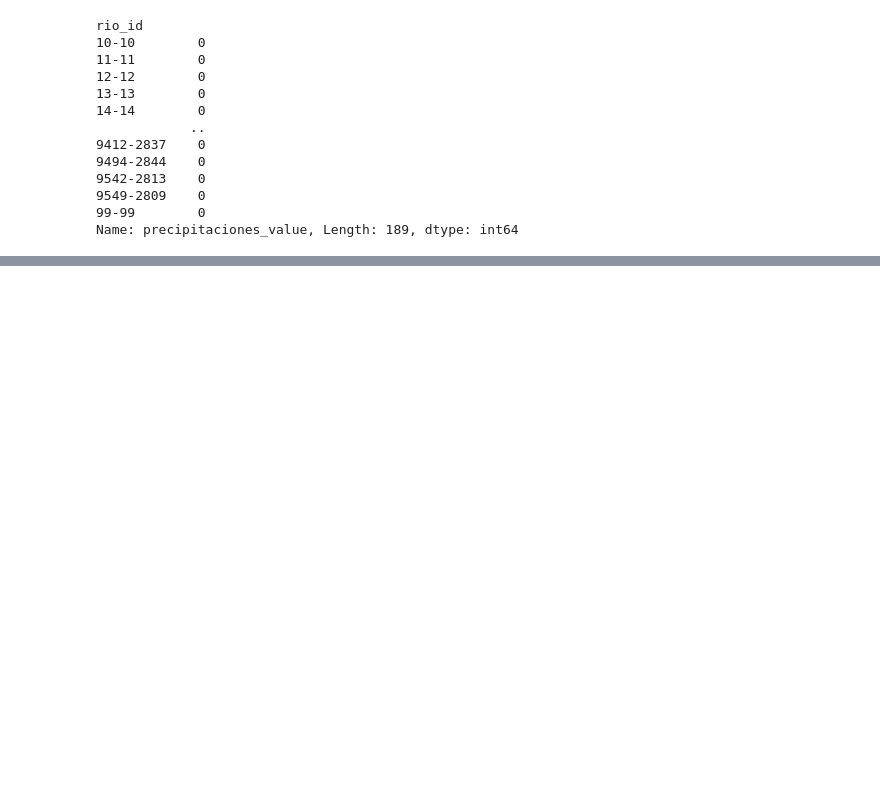
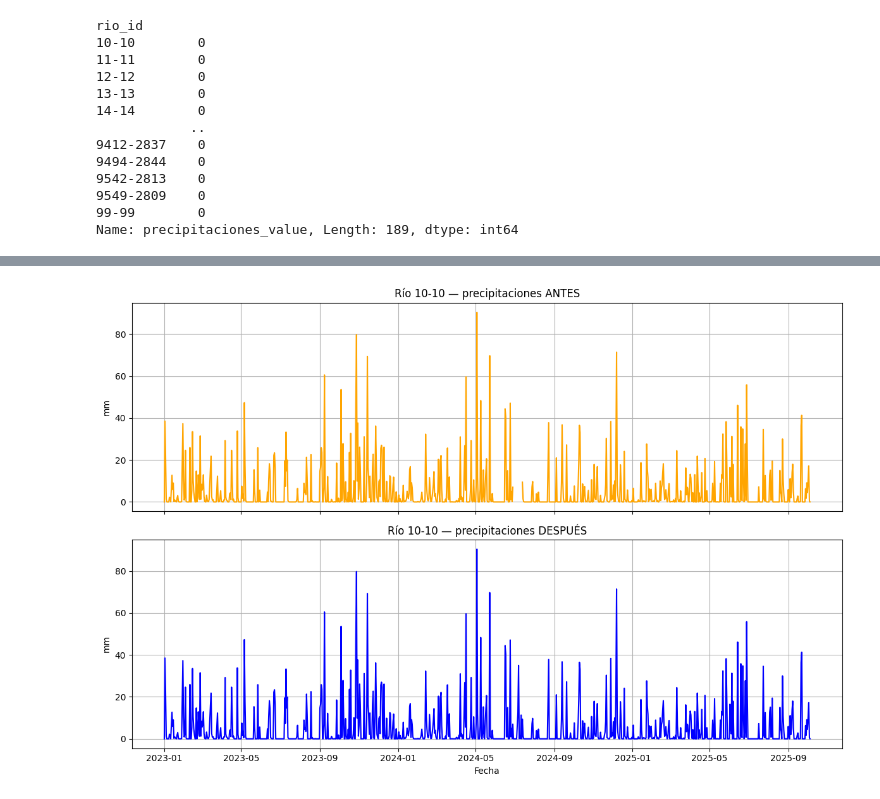
Before and after one commit to NicoBatti/sirena_batti_pruebas, a Jupyter notebook: precipitaciones_sum.ipynb, the cells around one changed output, grey strips where cells are left out. Cells and saved outputs as stored; diff of their text form; code cells hidden in the pictures; blank space fills up the shorter version.

```diff
--- a/precipitaciones_sum.ipynb
+++ b/precipitaciones_sum.ipynb
@@ -178,0 +239,19 @@ df
+# %%
+fig, axes = plt.subplots(2, 1, figsize=(12,8), sharex=True)
+
+axes[0].plot(df_viejo["date"], df_viejo["precipitaciones_value"], color='orange')
+axes[0].set_title(f"Río {rio_ejemplo} — precipitaciones ANTES")
+axes[0].set_ylabel("mm")
+
+axes[1].plot(df_nuevo["date"], df_nuevo["precipitaciones_value"], color='blue')
+axes[1].set_title(f"Río {rio_ejemplo} — precipitaciones DESPUÉS")
+axes[1].set_xlabel("Fecha")
+axes[1].set_ylabel("mm")
+
+for ax in axes:
+    ax.grid(True)
+
+plt.tight_layout()
+plt.show()
+# %% [output]
+[figure, added]
```
Also changed, not shown: parts of 8 cells of this notebook, 4 other files.
